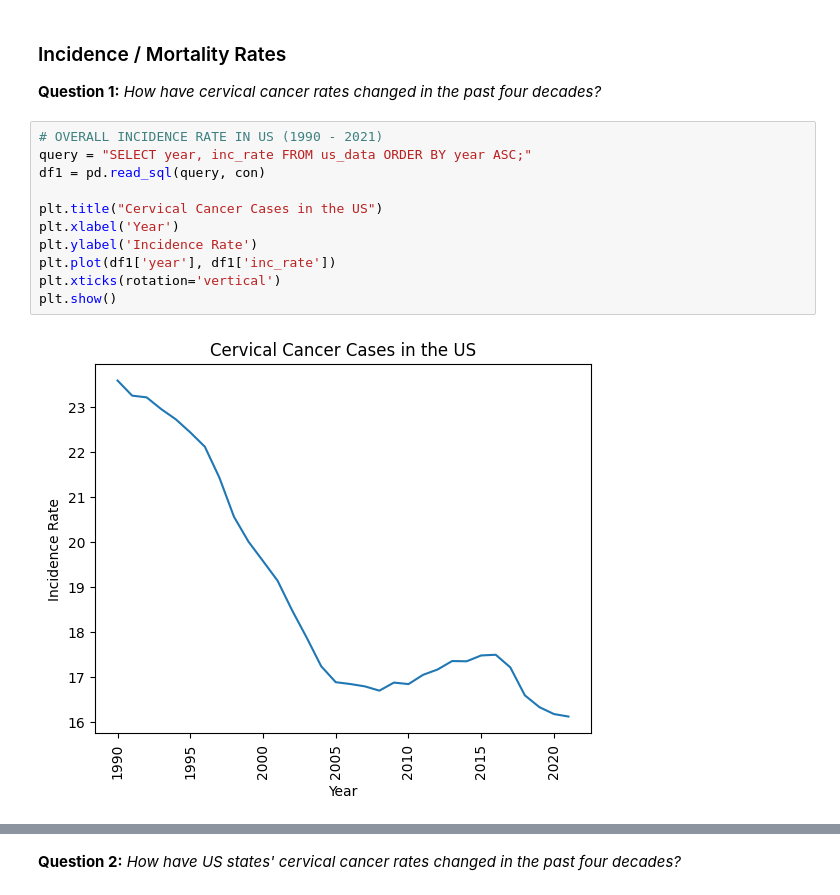
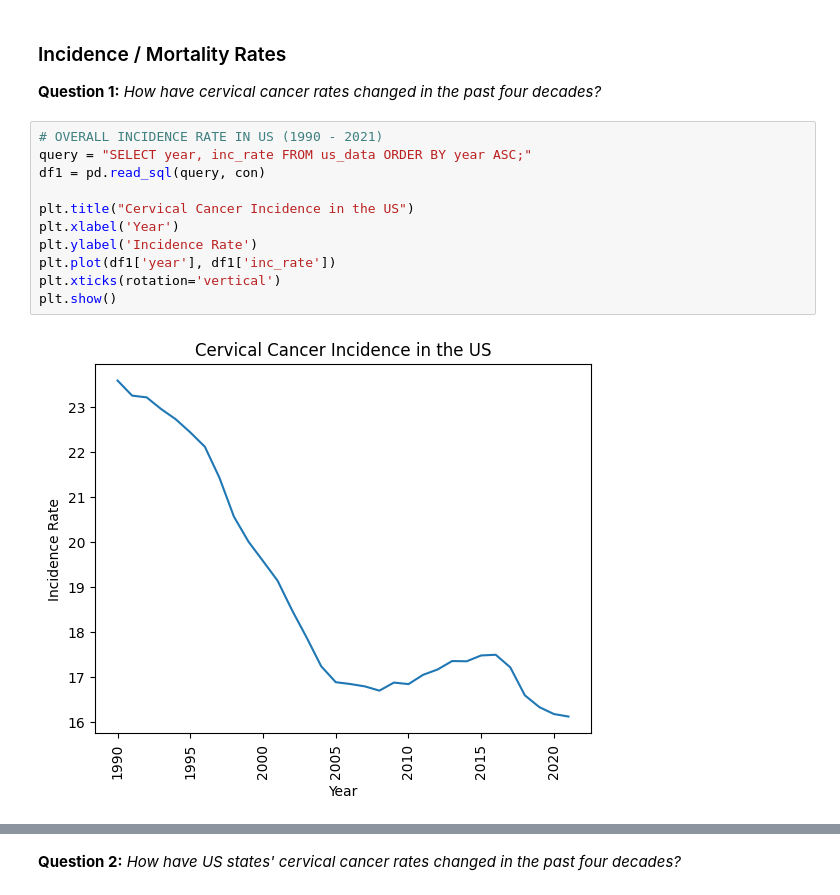
Before and after one commit to maya-papaya/ads1-cervical-cancer-analysis, a Jupyter notebook: First Semester Project: Analysis, Exploration, & Visualization (4).ipynb, the cells around one changed output, grey strips where cells are left out. Cells and saved outputs as stored; diff of their text form.

```diff
--- a/First Semester Project: Analysis, Exploration, & Visualization (4).ipynb
+++ b/First Semester Project: Analysis, Exploration, & Visualization (4).ipynb
@@ -32,16 +32,16 @@ Drive already mounted at /content/drive; to attempt to forcibly remount, call dr
 # %%
 # OVERALL INCIDENCE RATE IN US (1990 - 2021)
 query = "SELECT year, inc_rate FROM us_data ORDER BY year ASC;"
 df1 = pd.read_sql(query, con)
 
-plt.title("Cervical Cancer Cases in the US")
+plt.title("Cervical Cancer Incidence in the US")
 plt.xlabel('Year')
 plt.ylabel('Incidence Rate')
 plt.plot(df1['year'], df1['inc_rate'])
 plt.xticks(rotation='vertical')
 plt.show()
 # %% [output]
-[figure, old version]
+[figure, new version]
 # %%
 # OVERALL MORTALITY RATE IN US (1990 - 2021)
 query = "SELECT year, mort_rate FROM us_data ORDER BY year ASC;"
```
Also changed, not shown: parts of 2 cells of this notebook.
